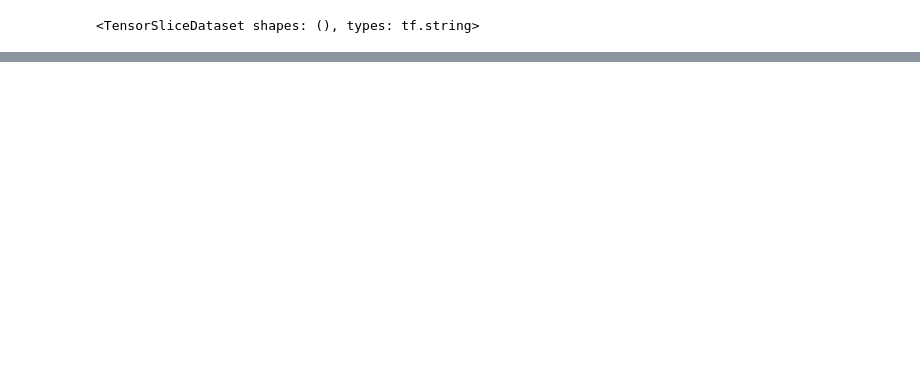
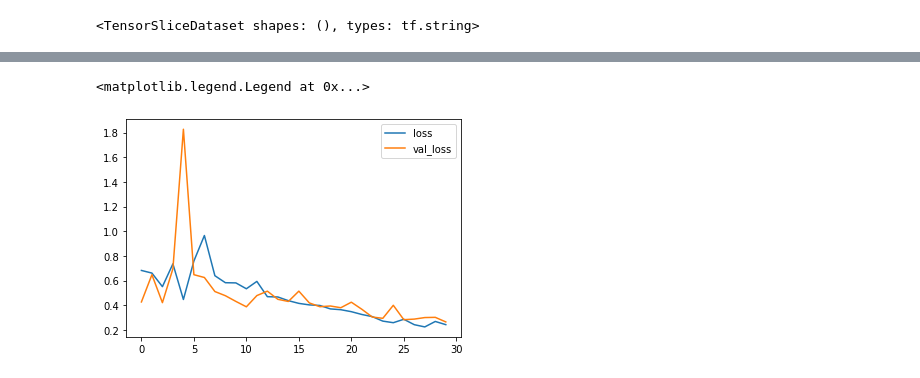
Before and after one commit to Baylor96/Python, a Jupyter notebook: Tensorflow package/Remote sense image_2class.ipynb, the cells around one changed output, grey strips where cells are left out. Saved outputs shown, nothing was run; the diff lists cells and outputs as text; code cells hidden in the pictures; blank space fills up the shorter version.

```diff
--- a/Tensorflow package/Remote sense image_2class.ipynb
+++ b/Tensorflow package/Remote sense image_2class.ipynb
@@ -160,0 +246,7 @@ array([[[0.60784316, 0.5647059 , 0.54901963],
+# %%
+plt.plot(history.epoch, history.history.get('loss'), label='loss')
+plt.plot(history.epoch, history.history.get('val_loss'), label='val_loss')
+plt.legend()
+# %% [output]
+<matplotlib.legend.Legend at 0x...>
+[figure, added]
```
Also changed, not shown: parts of 27 cells of this notebook, 1 other file.
